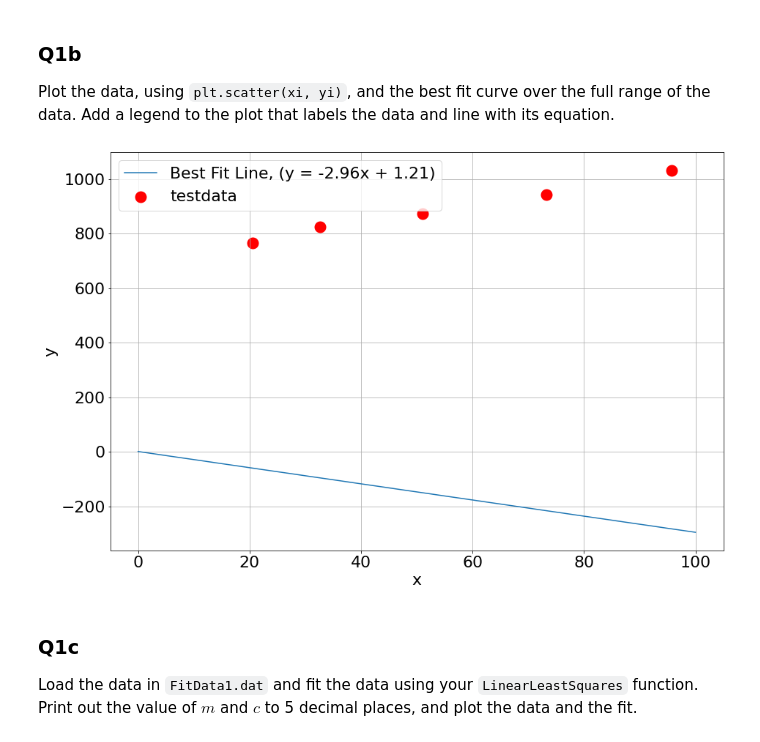
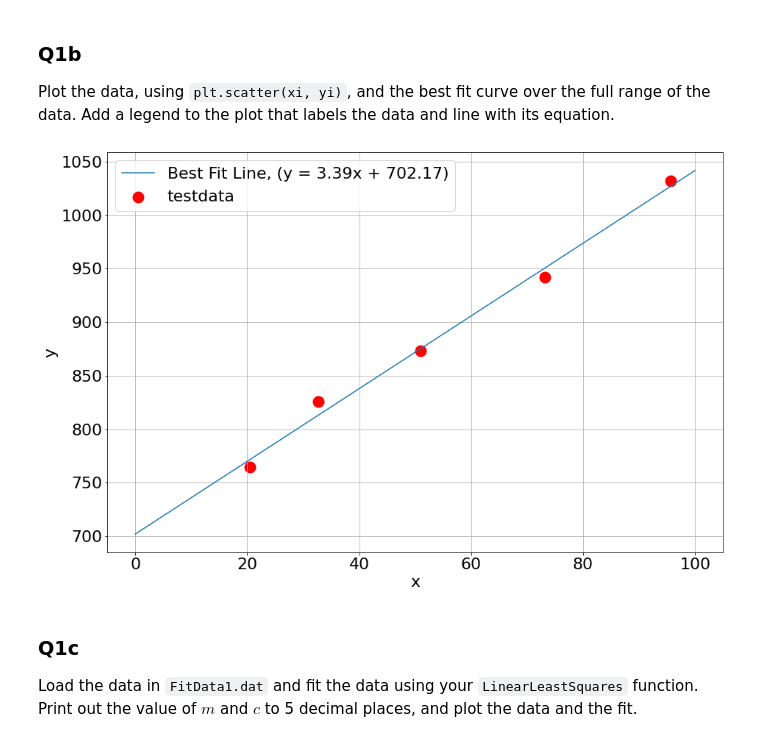
Before and after one commit to loby368/Computational-Science, a Jupyter notebook: Assignment 3/Assignment-3.ipynb, the cells around one changed output. Cells and saved outputs as stored; diff of their text form; code cells hidden in the pictures.

```diff
--- a/Assignment 3/Assignment-3.ipynb
+++ b/Assignment 3/Assignment-3.ipynb
@@ -130,18 +130,21 @@ Plot the data, using `plt.scatter(xi, yi)`, and the best fit curve over the full
 # %%
 def f(x):
     return m*x + c
+
+m = LinearLeastSquares(testdata)[0, :]
+c = LinearLeastSquares(testdata)[1, :]
 
 x = np.arange(0, 101, 1)
 y = f(x)
 
 plt.grid(True)
 plt.xlabel('x')
 plt.ylabel('y')
 plt.scatter(testdata[:,0], testdata[:,1], color='red', linewidths='10');
 plt.plot(x, y);
 plt.legend(['Best Fit Line, (y = %.2fx + %.2f)' %(m, c), 'testdata']);
 # %% [output]
-[figure, old version]
+[figure, new version]
 # %% [markdown]
 ### Q1c
 Load the data in `FitData1.dat` and fit the data using your `LinearLeastSquares` function. Print out the value of $m$ and $c$ to 5 decimal places, and plot the data and the fit.
```
